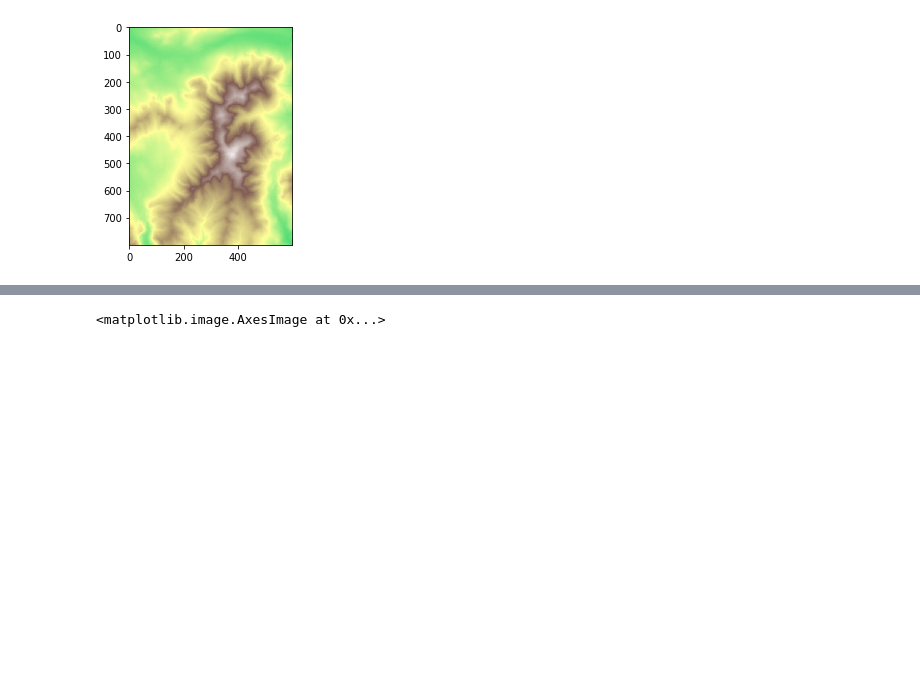
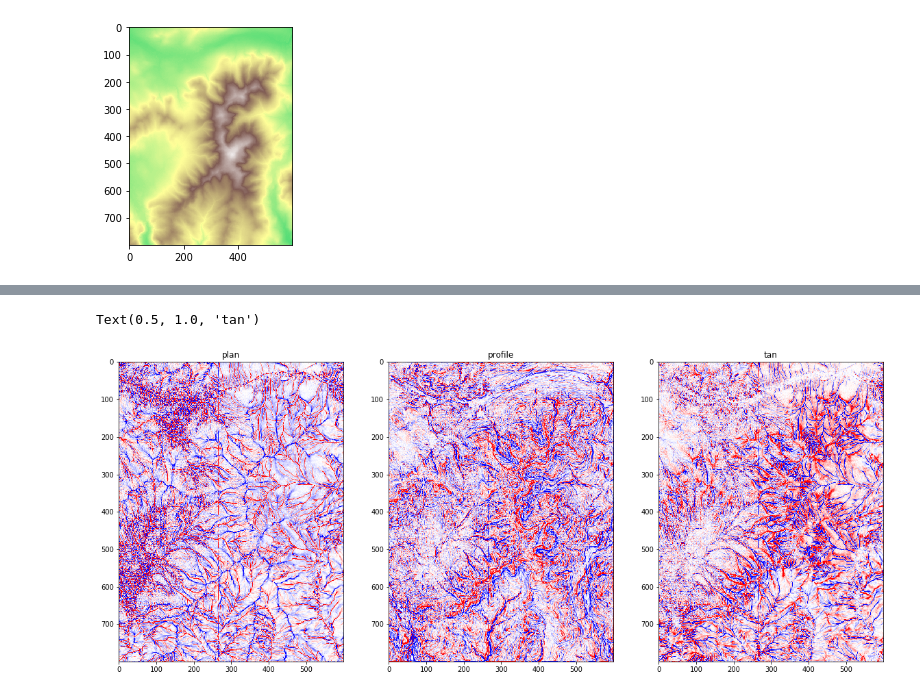
Before and after one commit to thomaspingel/neilpy, a Jupyter notebook: examples/Curvature.ipynb, the cells around one changed output, grey strips where cells are left out. Drawn from its saved outputs; the diff is of its cells as text; code cells hidden in the pictures; blank space fills up the shorter version.

```diff
--- a/examples/Curvature.ipynb
+++ b/examples/Curvature.ipynb
@@ -43,4 +45,22 @@ plt.show()
-# %%
-plt.imshow(profile_curvature,'bwr')
-# %% [output]
-<matplotlib.image.AxesImage at 0x...>
+# %%
+plt.figure(figsize=(20,20))
+# Plan
+lim = np.percentile(np.abs(C[1]),90)
+plt.subplot(1,3,1)
+plt.imshow(C[1],'bwr',vmin=-lim,vmax=lim)
+plt.title('plan')
+
+# profile
+lim = np.percentile(np.abs(C[2]),90)
+plt.subplot(1,3,2)
+plt.imshow(C[2],'bwr',vmin=-lim,vmax=lim)
+plt.title('profile')
+
+# tan
+lim = np.percentile(np.abs(C[4]),90)
+plt.subplot(1,3,3)
+plt.imshow(C[4],'bwr',vmin=-lim,vmax=lim)
+plt.title('tan')
+# %% [output]
+Text(0.5, 1.0, 'tan')
+[figure, added]
```
Also changed, not shown: parts of 3 cells of this notebook.
